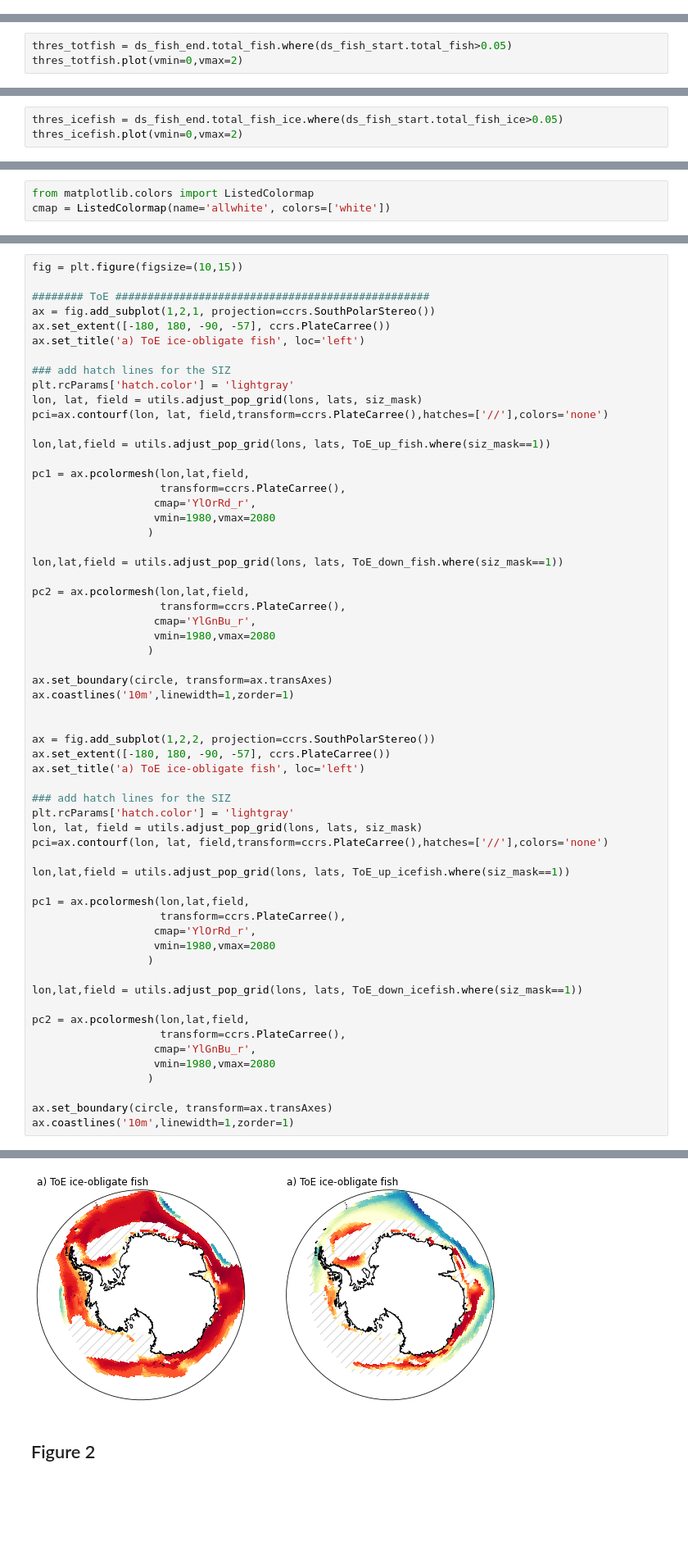
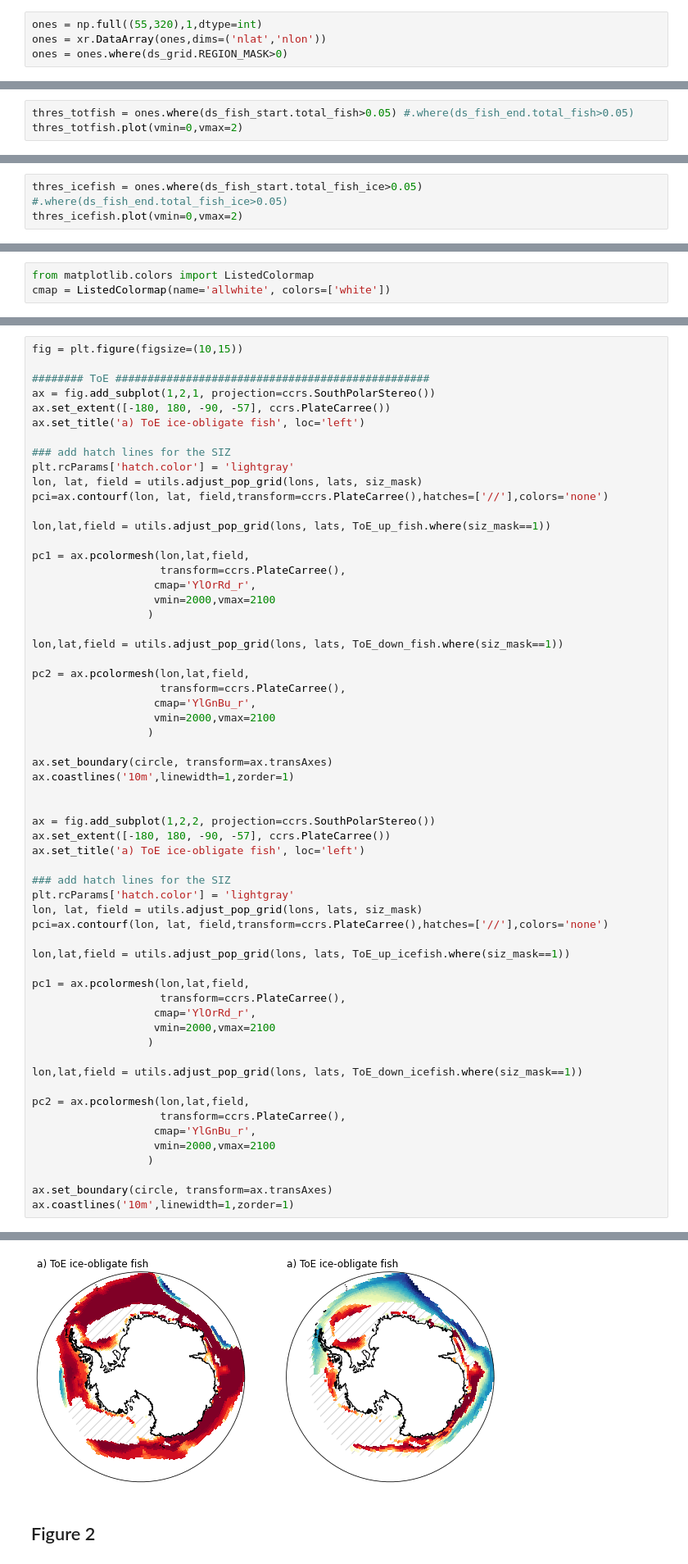
Before and after one commit to kristenkrumhardt/Antarctic_ecosys_ToE, a Jupyter notebook: plotting_notebooks/Fig2_S9_ToE_fish_penguins.ipynb, the cells around one changed output, grey strips where cells are left out. Shown at 82% size. Cells and saved outputs as stored; diff of their text form; blank space fills up the shorter version.

```diff
--- a/plotting_notebooks/Fig2_S9_ToE_fish_penguins.ipynb
+++ b/plotting_notebooks/Fig2_S9_ToE_fish_penguins.ipynb
@@ -56,2 +46,6 @@ ds_siz_mask2.SIZ.plot()
+# %%
+ones = np.full((55,320),1,dtype=int)
+ones = xr.DataArray(ones,dims=('nlat','nlon'))
+ones = ones.where(ds_grid.REGION_MASK>0)
 # %%
 siz_mask = ds_siz_mask.SIZ
@@ -92,7 +85,7 @@ ds_fish.total_fish.isel(member_id=24).isel(time=10).plot()
 ds_fish_start = ds_fish.isel(time=slice(0,30)).mean(dim=('time','member_id')).load()
 ds_fish_end = ds_fish.isel(time=slice(150,180)).mean(dim=('time','member_id')).load()
 # %%
-thres_totfish = ds_fish_end.total_fish.where(ds_fish_start.total_fish>0.05)
+thres_totfish = ones.where(ds_fish_start.total_fish>0.05) #.where(ds_fish_end.total_fish>0.05)
 thres_totfish.plot(vmin=0,vmax=2)
 # %% [output]
 <matplotlib.collections.QuadMesh at 0x...>
@@ -100,5 +93,5 @@ thres_totfish.plot(vmin=0,vmax=2)
 # %%
-thres_icefish = ds_fish_end.total_fish_ice.where(ds_fish_start.total_fish_ice>0.05)
+thres_icefish = ones.where(ds_fish_start.total_fish_ice>0.05) #.where(ds_fish_end.total_fish_ice>0.05)
 thres_icefish.plot(vmin=0,vmax=2)
 # %% [output]
 <matplotlib.collections.QuadMesh at 0x...>
@@ -697,7 +713,7 @@ lon,lat,field = utils.adjust_pop_grid(lons, lats, ToE_up_fish.where(siz_mask==1)
 pc1 = ax.pcolormesh(lon,lat,field,
                     transform=ccrs.PlateCarree(),
                    cmap='YlOrRd_r',
-                   vmin=1980,vmax=2080
+                   vmin=2000,vmax=2100
                   )
 
 lon,lat,field = utils.adjust_pop_grid(lons, lats, ToE_down_fish.where(siz_mask==1))
@@ -705,43 +721,43 @@ lon,lat,field = utils.adjust_pop_grid(lons, lats, ToE_down_fish.where(siz_mask==
 pc2 = ax.pcolormesh(lon,lat,field,
                     transform=ccrs.PlateCarree(),
                    cmap='YlGnBu_r',
-                   vmin=1980,vmax=2080
+                   vmin=2000,vmax=2100
                   )
 
 ax.set_boundary(circle, transform=ax.transAxes)
 ax.coastlines('10m',linewidth=1,zorder=1)
 
 
 ax = fig.add_subplot(1,2,2, projection=ccrs.SouthPolarStereo())
 ax.set_extent([-180, 180, -90, -57], ccrs.PlateCarree())
 ax.set_title('a) ToE ice-obligate fish', loc='left')
 
 ### add hatch lines for the SIZ
 plt.rcParams['hatch.color'] = 'lightgray'
 lon, lat, field = utils.adjust_pop_grid(lons, lats, siz_mask)
 pci=ax.contourf(lon, lat, field,transform=ccrs.PlateCarree(),hatches=['//'],colors='none')
 
 lon,lat,field = utils.adjust_pop_grid(lons, lats, ToE_up_icefish.where(siz_mask==1))
 
 pc1 = ax.pcolormesh(lon,lat,field,
                     transform=ccrs.PlateCarree(),
                    cmap='YlOrRd_r',
-                   vmin=1980,vmax=2080
+                   vmin=2000,vmax=2100
                   )
 
 lon,lat,field = utils.adjust_pop_grid(lons, lats, ToE_down_icefish.where(siz_mask==1))
 
 pc2 = ax.pcolormesh(lon,lat,field,
                     transform=ccrs.PlateCarree(),
                    cmap='YlGnBu_r',
-                   vmin=1980,vmax=2080
+                   vmin=2000,vmax=2100
                   )
 
 ax.set_boundary(circle, transform=ax.transAxes)
 ax.coastlines('10m',linewidth=1,zorder=1)
 # %% [output]
 <cartopy.mpl.feature_artist.FeatureArtist at 0x...>
-[figure, old version]
+[figure, new version]
 # %% [markdown]
 ## Figure 2
 # %%
```
Also changed, not shown: parts of 26 cells of this notebook, 5 other files.
